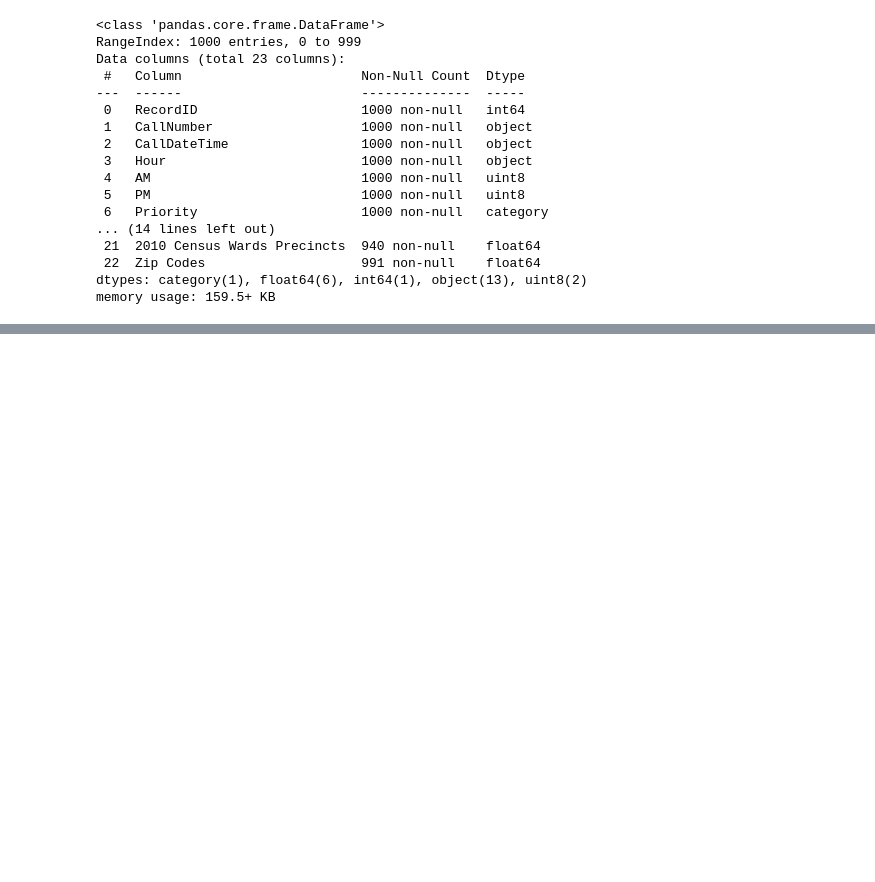
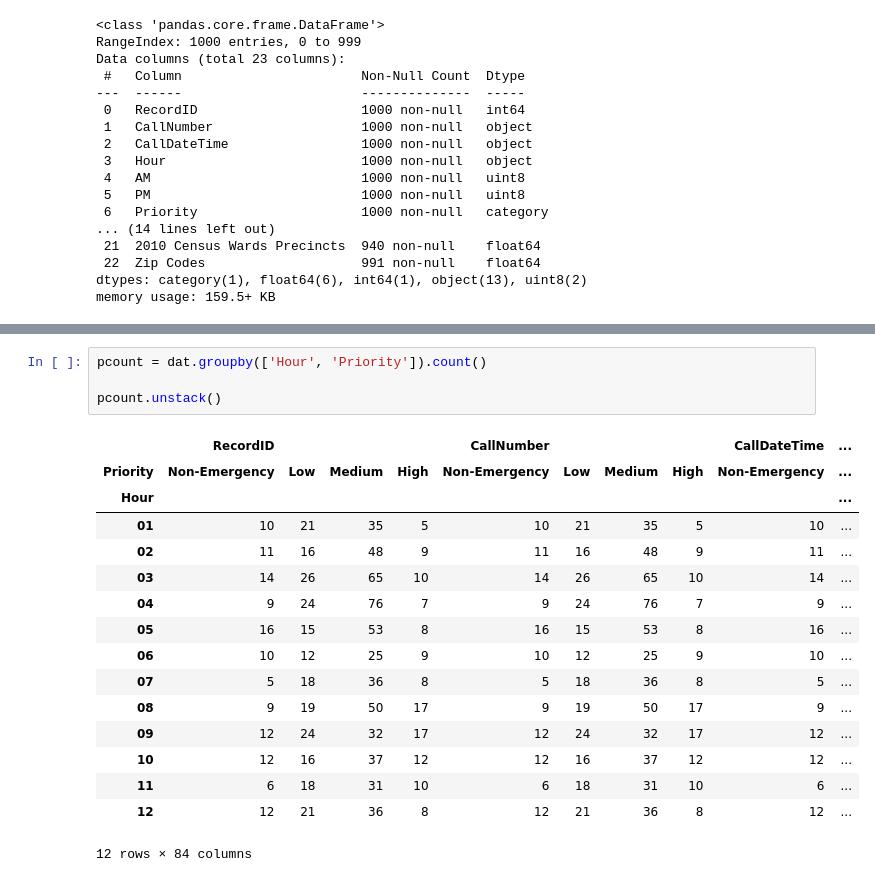
Before and after one commit to Baltimore-Data-Science-Corps-TU-Team/crime-data-analysis-notebooks, a Jupyter notebook: sk_balti_0010.ipynb, the cells around one changed output, grey strips where cells are left out. Saved outputs shown, nothing was run; the diff lists cells and outputs as text; blank space fills up the shorter version.

```diff
--- a/sk_balti_0010.ipynb
+++ b/sk_balti_0010.ipynb
@@ -108,0 +109,21 @@ plt.show()
+# %%
+pcount = dat.groupby(['Hour', 'Priority']).count()
+
+pcount.unstack()
+# %% [output]
+|  | RecordID |  |  |  | CallNumber |  |  |  | CallDateTime | ... |
+| Priority | Non-Emergency | Low | Medium | High | Non-Emergency | Low | Medium | High | Non-Emergency | ... |
+| Hour |  |  |  |  |  |  |  |  |  | ... |
+| 01 | 10 | 21 | 35 | 5 | 10 | 21 | 35 | 5 | 10 | ... |
+| 02 | 11 | 16 | 48 | 9 | 11 | 16 | 48 | 9 | 11 | ... |
+| 03 | 14 | 26 | 65 | 10 | 14 | 26 | 65 | 10 | 14 | ... |
+| 04 | 9 | 24 | 76 | 7 | 9 | 24 | 76 | 7 | 9 | ... |
+| 05 | 16 | 15 | 53 | 8 | 16 | 15 | 53 | 8 | 16 | ... |
+| 06 | 10 | 12 | 25 | 9 | 10 | 12 | 25 | 9 | 10 | ... |
+| 07 | 5 | 18 | 36 | 8 | 5 | 18 | 36 | 8 | 5 | ... |
+| 08 | 9 | 19 | 50 | 17 | 9 | 19 | 50 | 17 | 9 | ... |
+| 09 | 12 | 24 | 32 | 17 | 12 | 24 | 32 | 17 | 12 | ... |
+| 10 | 12 | 16 | 37 | 12 | 12 | 16 | 37 | 12 | 12 | ... |
+| 11 | 6 | 18 | 31 | 10 | 6 | 18 | 31 | 10 | 6 | ... |
+| 12 | 12 | 21 | 36 | 8 | 12 | 21 | 36 | 8 | 12 | ... |
+12 rows × 84 columns
```
Also changed, not shown: parts of 4 cells of this notebook.
